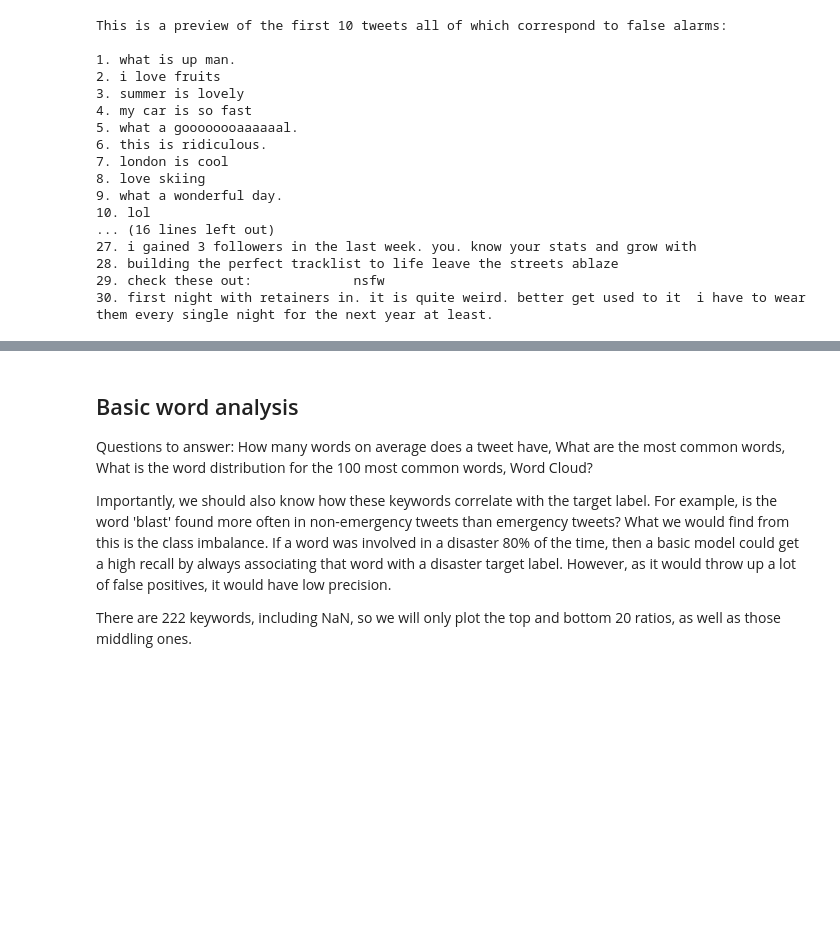
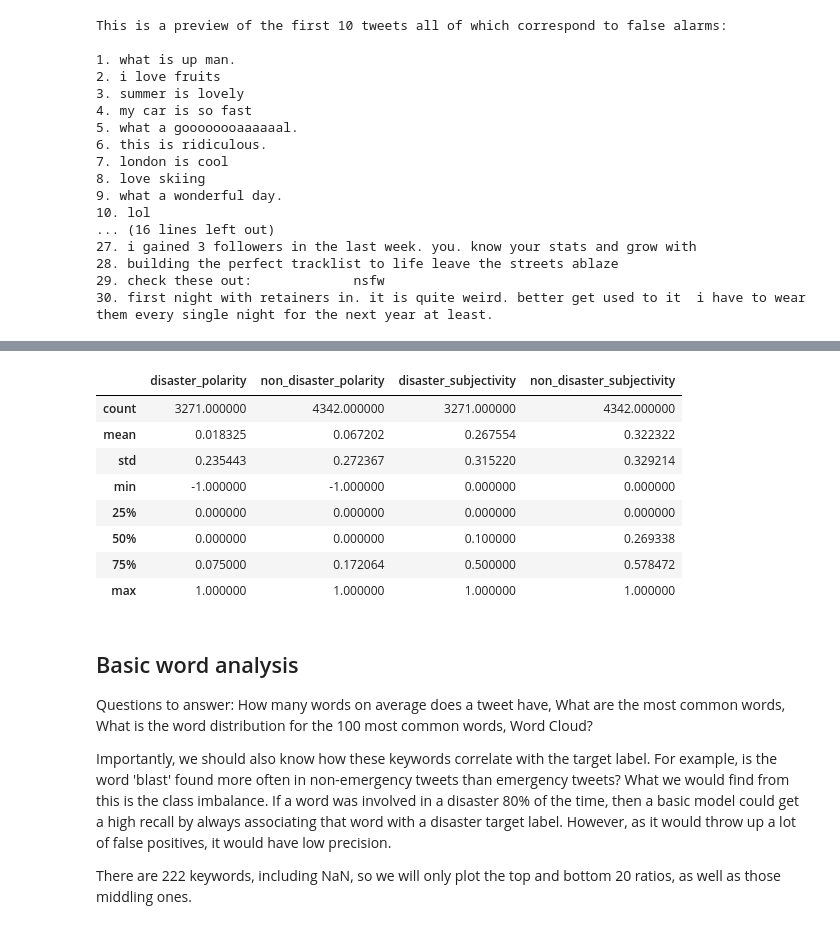
Before and after one commit to erick-hm/DisasterTweetsNLP, a Jupyter notebook: DisasterTweetsNLP_NaiveBayes.ipynb, the cells around one changed output, grey strips where cells are left out. Saved outputs shown, nothing was run; the diff lists cells and outputs as text; code cells hidden in the pictures; blank space fills up the shorter version.

```diff
--- a/DisasterTweetsNLP_NaiveBayes.ipynb
+++ b/DisasterTweetsNLP_NaiveBayes.ipynb
@@ -252,0 +355,14 @@ tweets['text'] = tweets['text'].map(whitelisted)
+# %%
+#creating a new dataframe to store the polarity and subjectivity values
+sentiment_df = tweets[['text','target']]
+
+#using TextBlob to generate sentiment values
+sentiment_df['polarity'] = sentiment_df['text'].map(lambda x: TextBlob(x).sentiment[0])
+sentiment_df['subjectivity'] = sentiment_df['text'].map(lambda x:  TextBlob(x).sentiment[1])
+
+#reorder the columns
+sentiment_df = sentiment_df[['text','polarity','subjectivity','target']]
+
+pd.set_option('display.max_colwidth', -1)
+
+sentiment_df.head();
@@ -252,0 +420,12 @@ tweets['text'] = tweets['text'].map(whitelisted)
+# %%
+#creating the distributions for polarity
+sentiment_df['disaster_polarity'] = sentiment_df[sentiment_df['target']==1]['polarity']
+sentiment_df['non_disaster_polarity'] = sentiment_df[sentiment_df['target']==0]['polarity']
+
+#plotting the distributions
+polarity_fig = sentiment_df[['non_disaster_polarity','disaster_polarity']].iplot(asFigure=True,kind='histogram',
+                                                color=['brightred','dodgerblue'],bins=40,title='Polarity of Tweets',
+                                                                opacity=0.85,xTitle='Polarity',yTitle='Counts')
+polarity_fig.update_layout(title_x=0.43)
+
+polarity_fig.show()
@@ -252,0 +434,12 @@ tweets['text'] = tweets['text'].map(whitelisted)
+# %%
+#creating the distributions for subjectivity
+sentiment_df['disaster_subjectivity'] = sentiment_df[sentiment_df['target']==1]['subjectivity']
+sentiment_df['non_disaster_subjectivity'] = sentiment_df[sentiment_df['target']==0]['subjectivity']
+
+#plotting the distributions
+subjectivity_fig = sentiment_df[['non_disaster_subjectivity','disaster_subjectivity']].iplot(asFigure=True,
+                                                kind='histogram',color=['brightred','dodgerblue'],bins=40,
+                                        title='Subjectivity of Tweets',xTitle='Subjectivity Score',yTitle='Counts')
+subjectivity_fig.update_layout(title_x=0.43)
+
+subjectivity_fig.show()
@@ -253,3 +448,16 @@ tweets['text'] = tweets['text'].map(whitelisted)
+# %%
+#checking the basic statistics for polarity and subjectivity
+sentiment_df[['disaster_polarity','non_disaster_polarity','disaster_subjectivity','non_disaster_subjectivity']].describe()
+# %% [output]
+|  | disaster_polarity | non_disaster_polarity | disaster_subjectivity | non_disaster_subjectivity |
+| count | 3271.000000 | 4342.000000 | 3271.000000 | 4342.000000 |
+| mean | 0.018325 | 0.067202 | 0.267554 | 0.322322 |
+| std | 0.235443 | 0.272367 | 0.315220 | 0.329214 |
+| min | -1.000000 | -1.000000 | 0.000000 | 0.000000 |
+| 25% | 0.000000 | 0.000000 | 0.000000 | 0.000000 |
+| 50% | 0.000000 | 0.000000 | 0.100000 | 0.269338 |
+| 75% | 0.075000 | 0.172064 | 0.500000 | 0.578472 |
+| max | 1.000000 | 1.000000 | 1.000000 | 1.000000 |
 # %% [markdown]
 ## Basic word analysis
 
```
Also changed, not shown: parts of 52 cells of this notebook.
